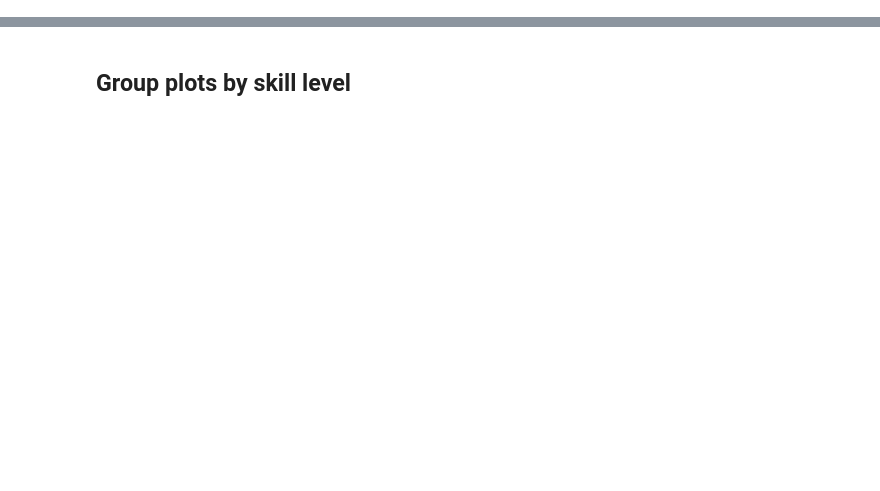
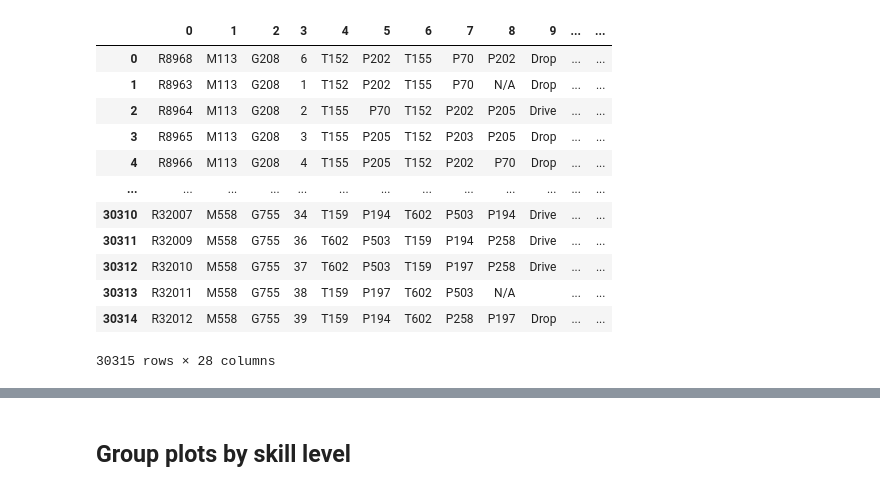
Before and after one commit to conner-mcnicholas/Pickleball_Timeout_Analysis, a Jupyter notebook: src/timeout_results_srv_rcv.ipynb, the cells around one changed output, grey strips where cells are left out. Cells and saved outputs as stored; diff of their text form; code cells hidden in the pictures; blank space fills up the shorter version.

```diff
--- a/src/timeout_results_srv_rcv.ipynb
+++ b/src/timeout_results_srv_rcv.ipynb
@@ -19,0 +26,13 @@ conn.autocommit = True
+# %%
+def pullsimp(tablename):
+    with conn,conn.cursor() as cursor:
+        try:
+            cursor.execute(f"DROP TABLE IF EXISTS cmmtemp; CREATE TEMP TABLE cmmtemp AS SELECT * FROM pklm_prd.{tablename}; ALTER TABLE cmmtemp DROP COLUMN IF EXISTS create_dtm,DROP COLUMN IF EXISTS maint_dtm,DROP COLUMN IF EXISTS dt_played;SELECT * FROM cmmtemp;")
+            data=cursor.fetchall()
+            return(pd.DataFrame(data))
+        except Exception as inst:
+            print(type(inst))
+            print(inst.args)
+            print(inst)
+# %%
+rsimp=pullsimp("rally")
@@ -19,0 +100,16 @@ conn.autocommit = True
+# %%
+rsimp
+# %% [output]
+|  | 0 | 1 | 2 | 3 | 4 | 5 | 6 | 7 | 8 | 9 | ... | ... |
+| 0 | R8968 | M113 | G208 | 6 | T152 | P202 | T155 | P70 | P202 | Drop | ... | ... |
+| 1 | R8963 | M113 | G208 | 1 | T152 | P202 | T155 | P70 | N/A | Drop | ... | ... |
+| 2 | R8964 | M113 | G208 | 2 | T155 | P70 | T152 | P202 | P205 | Drive | ... | ... |
+| 3 | R8965 | M113 | G208 | 3 | T155 | P205 | T152 | P203 | P205 | Drop | ... | ... |
+| 4 | R8966 | M113 | G208 | 4 | T155 | P205 | T152 | P202 | P70 | Drop | ... | ... |
+| ... | ... | ... | ... | ... | ... | ... | ... | ... | ... | ... | ... | ... |
+| 30310 | R32007 | M558 | G755 | 34 | T159 | P194 | T602 | P503 | P194 | Drive | ... | ... |
+| 30311 | R32009 | M558 | G755 | 36 | T602 | P503 | T159 | P194 | P258 | Drive | ... | ... |
+| 30312 | R32010 | M558 | G755 | 37 | T602 | P503 | T159 | P197 | P258 | Drive | ... | ... |
+| 30313 | R32011 | M558 | G755 | 38 | T159 | P197 | T602 | P503 | N/A |  | ... | ... |
+| 30314 | R32012 | M558 | G755 | 39 | T159 | P194 | T602 | P258 | P197 | Drop | ... | ... |
+30315 rows × 28 columns
```
Also changed, not shown: parts of 46 cells of this notebook, 12 other files.
